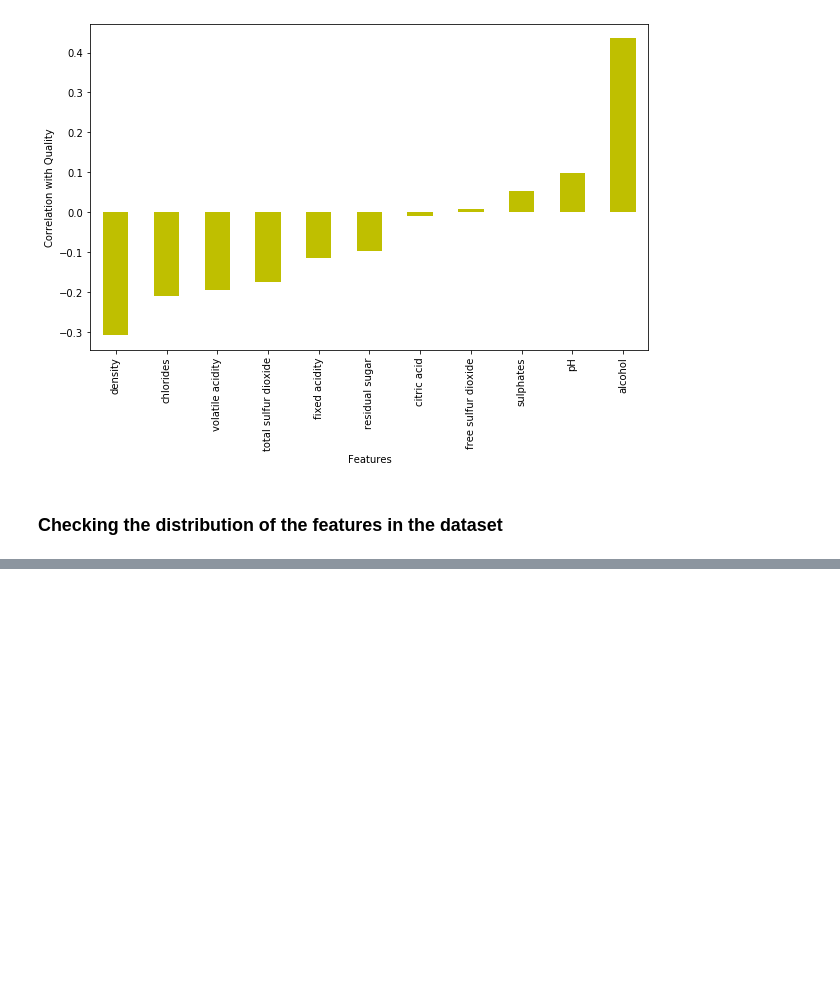
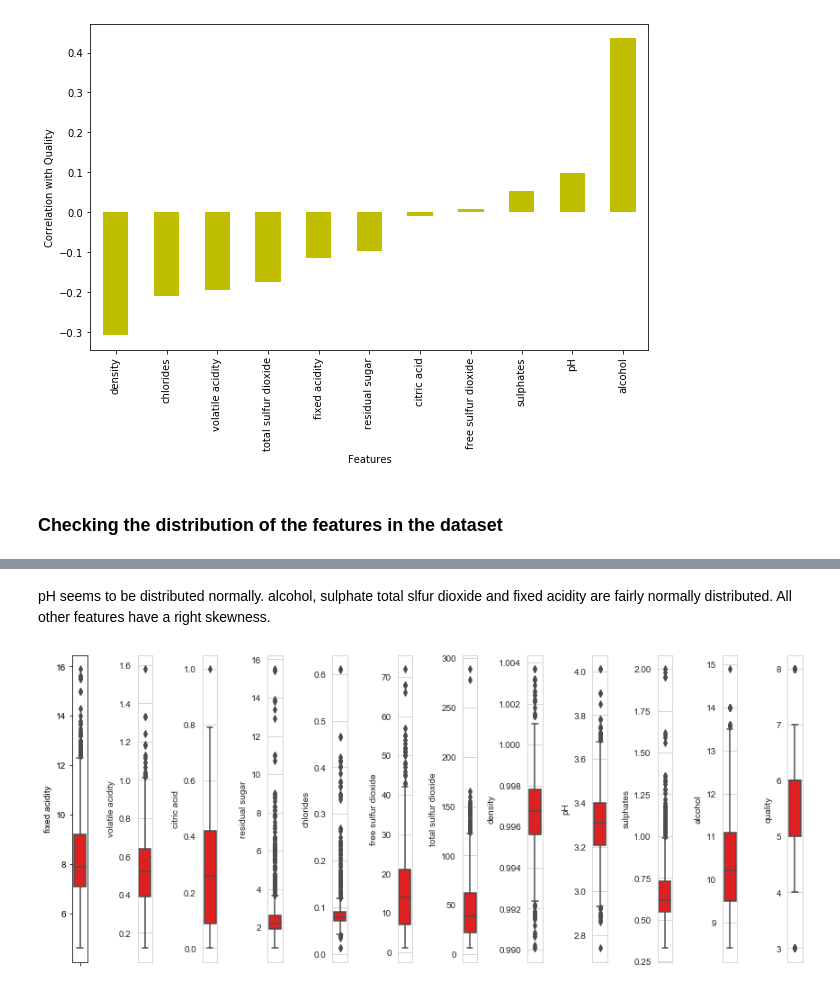
Before and after one commit to kavehamini/Wine-Quality-Project, a Jupyter notebook: Wine Quality Project.ipynb, the cells around one changed output, grey strips where cells are left out. Drawn from its saved outputs; the diff is of its cells as text; code cells hidden in the pictures; blank space fills up the shorter version.

```diff
--- a/Wine Quality Project.ipynb
+++ b/Wine Quality Project.ipynb
@@ -190,0 +211,12 @@ df_white.corr()['quality'][:-1].sort_values().plot(kind='bar', color="y")
+# %% [markdown]
+pH seems to be distributed normally. alcohol, sulphate total slfur dioxide and fixed acidity are fairly normally distributed. All other features have a right skewness.
+# %%
+
+plt.figure(figsize=(number_of_columns,5*number_of_rows))
+for i in range(0,len(l)):
+    plt.subplot(number_of_rows + 1,number_of_columns,i+1)
+    sns.set_style('whitegrid')
+    sns.boxplot(df_red[l[i]],color='red',orient='v')
+    plt.tight_layout()
+# %% [output]
+[figure, added]
```
Also changed, not shown: parts of 2 cells of this notebook.
